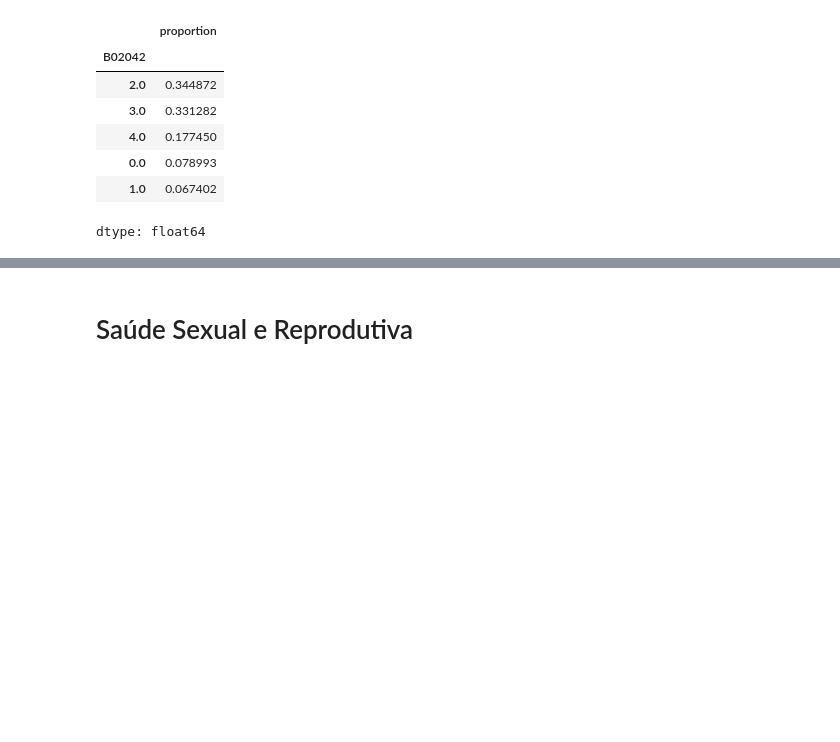
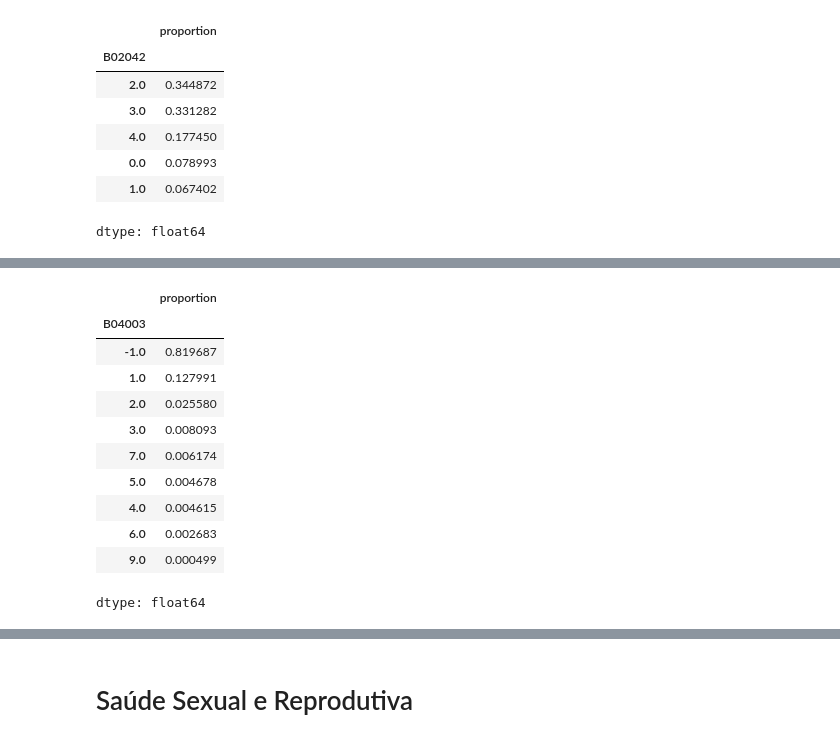
Before and after one commit to GustavoEmanuel901/lainfs-pense-repository, a Jupyter notebook: Dados_Pense_2026.ipynb, the cells around one changed output, grey strips where cells are left out. Saved outputs shown, nothing was run; the diff lists cells and outputs as text; code cells hidden in the pictures; blank space fills up the shorter version.

```diff
--- a/Dados_Pense_2026.ipynb
+++ b/Dados_Pense_2026.ipynb
@@ -3276,0 +3328,15 @@ dtype: float64
+# %%
+df['B04003'].value_counts(normalize=True)
+# %% [output]
+|  | proportion |
+| B04003 |  |
+| -1.0 | 0.819687 |
+| 1.0 | 0.127991 |
+| 2.0 | 0.025580 |
+| 3.0 | 0.008093 |
+| 7.0 | 0.006174 |
+| 5.0 | 0.004678 |
+| 4.0 | 0.004615 |
+| 6.0 | 0.002683 |
+| 9.0 | 0.000499 |
+dtype: float64
```
Also changed, not shown: parts of 56 cells of this notebook.
